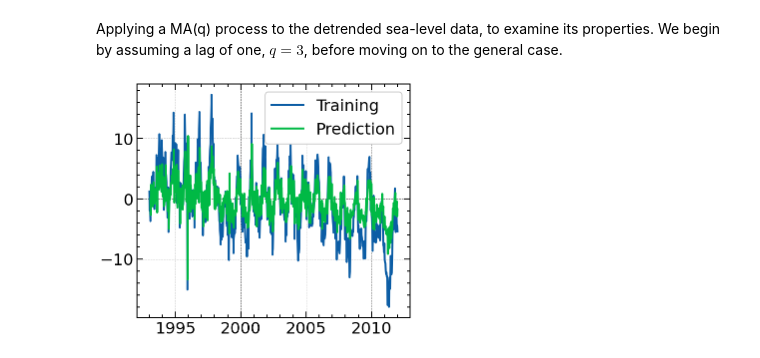
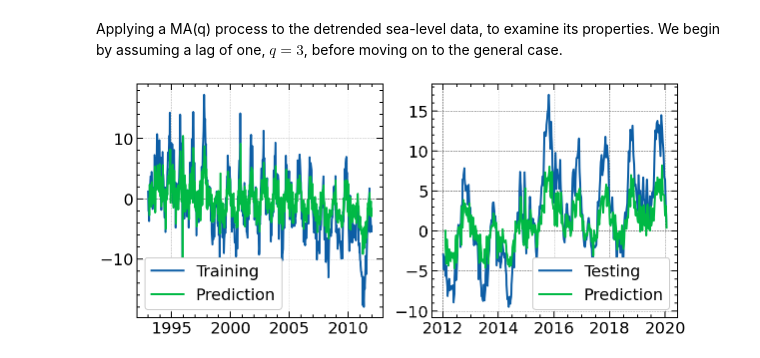
Before and after one commit to Sinbad-The-Sailor/Machine-Learning-Notebooks, a Jupyter notebook: time_series_anaylsis.ipynb, the cells around one changed output. Saved outputs shown, nothing was run; the diff lists cells and outputs as text; code cells hidden in the pictures.

```diff
--- a/time_series_anaylsis.ipynb
+++ b/time_series_anaylsis.ipynb
@@ -339,11 +341,14 @@ def ma_1_step_prediction(theta: np.array, data: np.array) -> np.array:
         z = np.insert(z[:-1], 0, new_z)
     return np.array(predictions)
 # %%
-fig, ax = plt.subplots()
-ax.plot(df.index[:700], np.array(df_training))
-ax.plot(df.index[3:700], ma_1_step_prediction(thetas, data))
-ax.legend(["Training", "Prediction"])
-fig.set_size_inches(4.9, 4.3)
+fig, ax = plt.subplots(1, 2)
+ax[0].plot(df.index[:700], np.array(df_training))
+ax[0].plot(df.index[3:700], ma_1_step_prediction(thetas, data))
+ax[0].legend(["Training", "Prediction"])
+ax[1].plot(df.index[700:], np.array(df_validation))
+ax[1].plot(df.index[700+3:], ma_1_step_prediction(thetas, np.array(df_validation)))
+ax[1].legend(["Testing", "Prediction"])
+fig.set_size_inches(9.7, 4.3)
 plt.show()
 # %% [output]
-[figure, old version]
+[figure, new version]
```
Also changed, not shown: parts of 7 cells of this notebook.
